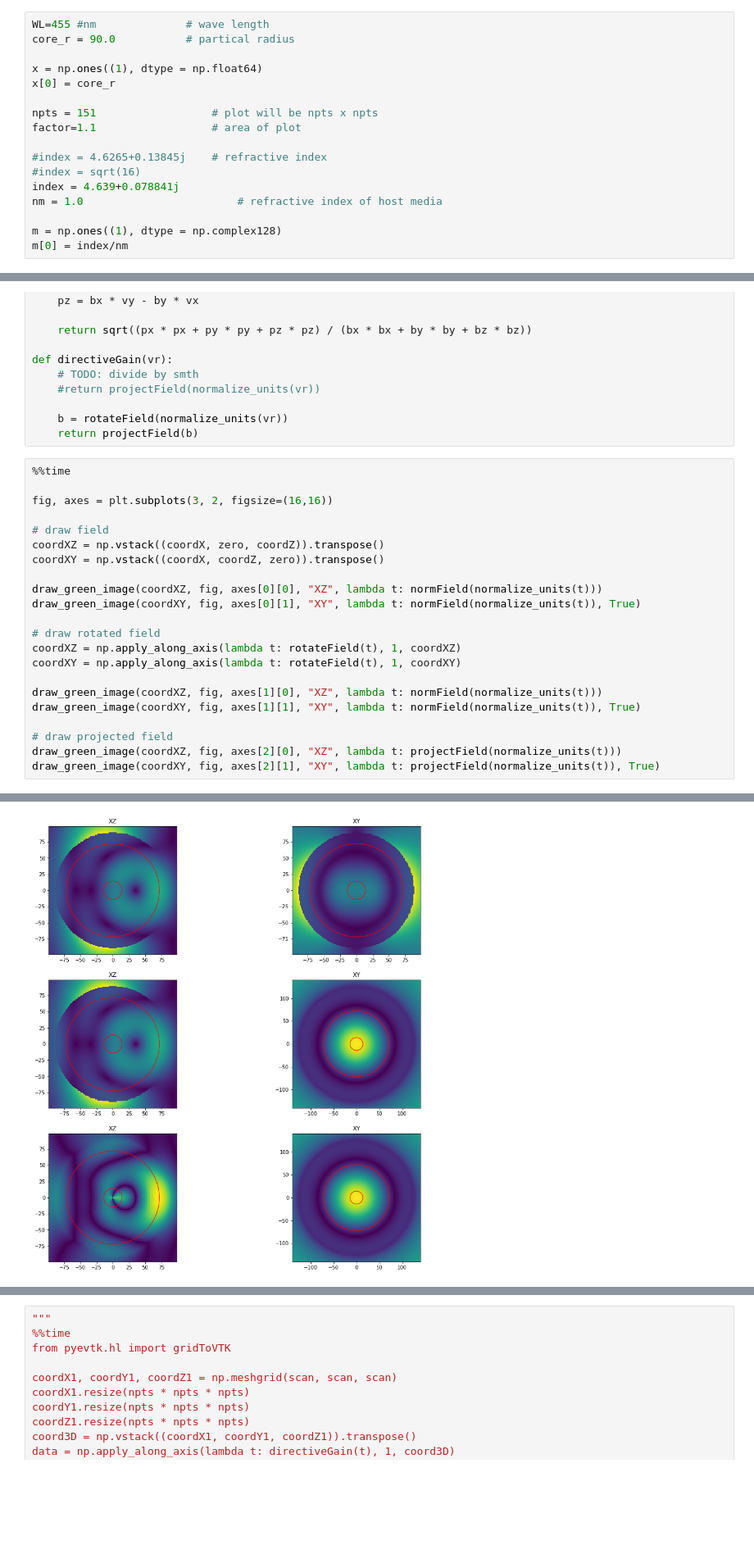
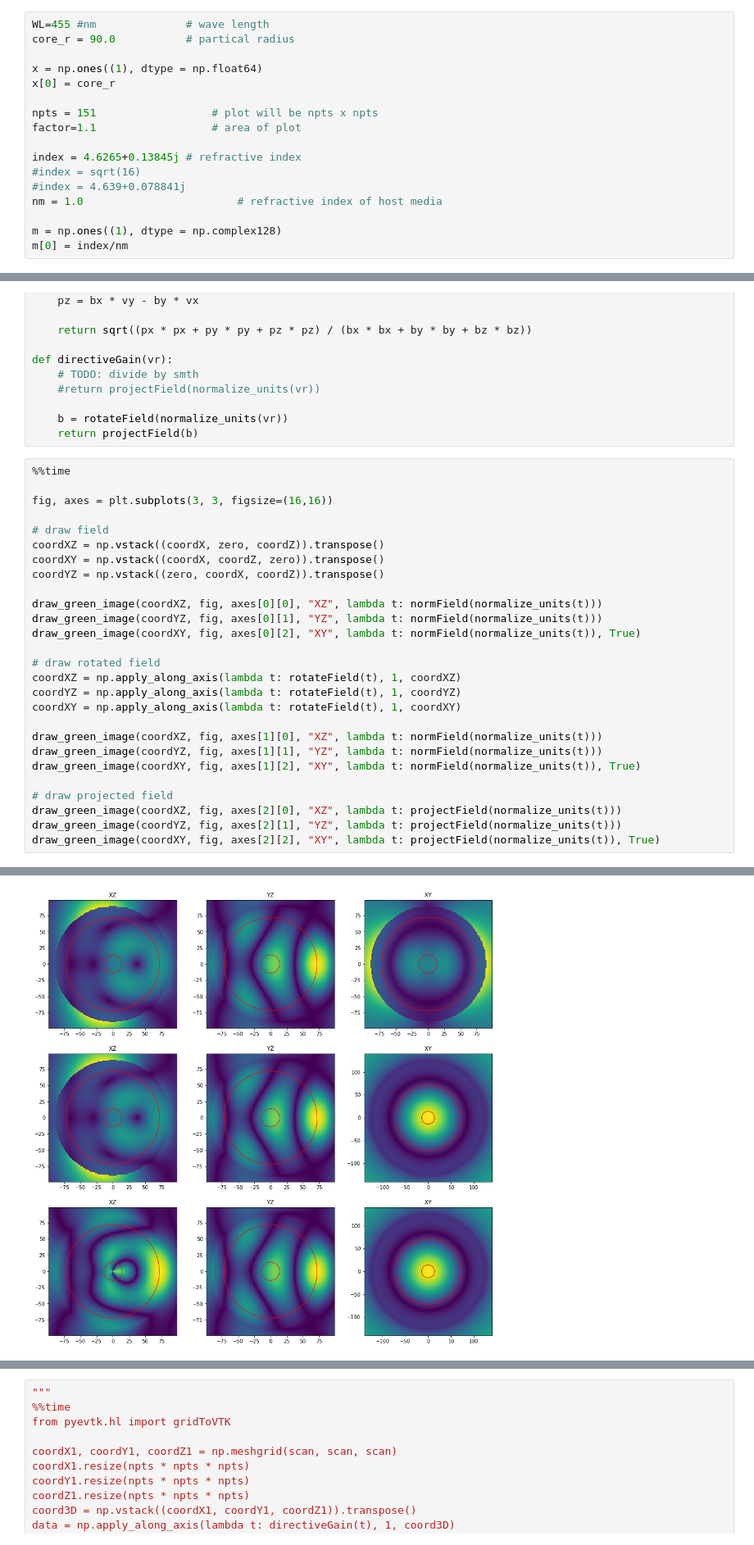
Before and after one commit to BioRyajenka/scattnlay, a Jupyter notebook: examples/Untitled.ipynb, the cells around one changed output, grey strips where cells are left out. Shown at 82% size. Drawn from its saved outputs; the diff is of its cells as text; blank space fills up the shorter version.

```diff
--- a/examples/Untitled.ipynb
+++ b/examples/Untitled.ipynb
@@ -21,9 +21,9 @@ x[0] = core_r
 npts = 151					# plot will be npts x npts
 factor=1.1					# area of plot
 
-#index = 4.6265+0.13845j	# refractive index
+index = 4.6265+0.13845j	# refractive index
 #index = sqrt(16)
-index = 4.639+0.078841j
+#index = 4.639+0.078841j
 nm = 1.0						# refractive index of host media
 
 m = np.ones((1), dtype = np.complex128)
@@ -137,23 +137,28 @@ def directiveGain(vr):
 # %%
 %%time
 
-fig, axes = plt.subplots(3, 2, figsize=(16,16))
+fig, axes = plt.subplots(3, 3, figsize=(16,16))
 
 # draw field
 coordXZ = np.vstack((coordX, zero, coordZ)).transpose()
 coordXY = np.vstack((coordX, coordZ, zero)).transpose()
+coordYZ = np.vstack((zero, coordX, coordZ)).transpose()
 
 draw_green_image(coordXZ, fig, axes[0][0], "XZ", lambda t: normField(normalize_units(t)))
-draw_green_image(coordXY, fig, axes[0][1], "XY", lambda t: normField(normalize_units(t)), True)
+draw_green_image(coordYZ, fig, axes[0][1], "YZ", lambda t: normField(normalize_units(t)))
+draw_green_image(coordXY, fig, axes[0][2], "XY", lambda t: normField(normalize_units(t)), True)
 
 # draw rotated field
 coordXZ = np.apply_along_axis(lambda t: rotateField(t), 1, coordXZ)
+coordYZ = np.apply_along_axis(lambda t: rotateField(t), 1, coordYZ)
 coordXY = np.apply_along_axis(lambda t: rotateField(t), 1, coordXY)
 
 draw_green_image(coordXZ, fig, axes[1][0], "XZ", lambda t: normField(normalize_units(t)))
-draw_green_image(coordXY, fig, axes[1][1], "XY", lambda t: normField(normalize_units(t)), True)
+draw_green_image(coordYZ, fig, axes[1][1], "YZ", lambda t: normField(normalize_units(t)))
+draw_green_image(coordXY, fig, axes[1][2], "XY", lambda t: normField(normalize_units(t)), True)
 
 # draw projected field
 draw_green_image(coordXZ, fig, axes[2][0], "XZ", lambda t: projectField(normalize_units(t)))
-draw_green_image(coordXY, fig, axes[2][1], "XY", lambda t: projectField(normalize_units(t)), True)
+draw_green_image(coordYZ, fig, axes[2][1], "YZ", lambda t: projectField(normalize_units(t)))
+draw_green_image(coordXY, fig, axes[2][2], "XY", lambda t: projectField(normalize_units(t)), True)
 # %% [output]
@@ -162,4 +167,4 @@ Wall time: 26 s
-[figure, old version]
+[figure, new version]
 # %%
 %%time
 
```
Also changed, not shown: parts of 6 cells of this notebook, 1 other file.
